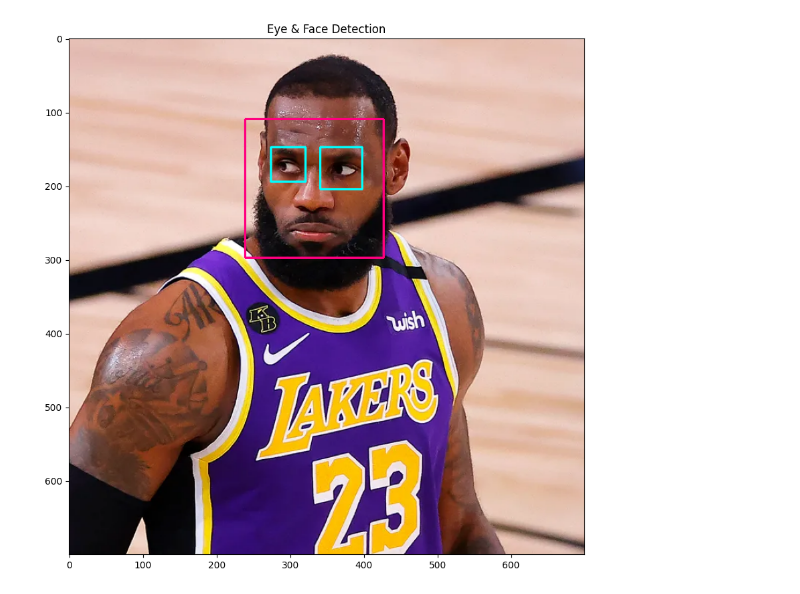
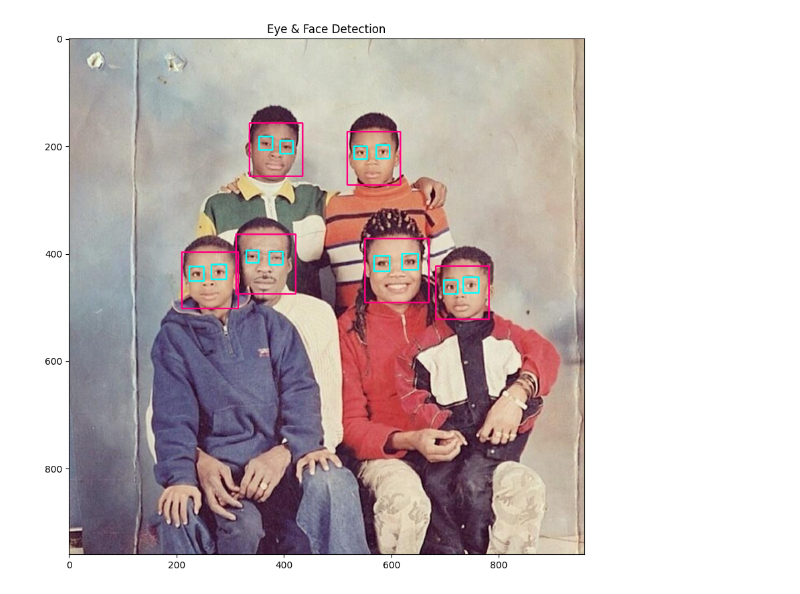
Before and after one commit to CornelioEmbedded/Lab-Sistemas-de-Vision-FIME, a Jupyter notebook: Lab/practica_8.ipynb, the cells around one changed output. Saved outputs shown, nothing was run; the diff lists cells and outputs as text; code cells hidden in the pictures.

```diff
--- a/Lab/practica_8.ipynb
+++ b/Lab/practica_8.ipynb
@@ -16,7 +16,7 @@ def imshow(title = "Image", image = None, size = 10):
 face_classifier = cv2.CascadeClassifier('haarcascade_frontalface_default.xml')
 
 # Cargamos nuestra imagen y la convertimos a escala de grises
-image = cv2.imread('fotos/lebron_3.jpg')
+image = cv2.imread('fotos/familia_2.jpg')
 imshow('Imagen Original', image)
 gray = cv2.cvtColor(image, cv2.COLOR_BGR2GRAY)
 
@@ -40,27 +40,27 @@ imshow('Face Detection', image)
 # %%
 import numpy as np
 import cv2
 
 face_classifier = cv2.CascadeClassifier('haarcascade_frontalface_default.xml')
 eye_classifier = cv2.CascadeClassifier('haarcascade_eye.xml')
 
-img = cv2.imread('fotos/lebron_3.jpg')
+img = cv2.imread('fotos/familia_4.jpg')
 gray = cv2.cvtColor(img, cv2.COLOR_BGR2GRAY)
 
 faces = face_classifier.detectMultiScale(gray, 1.3, 5)
 
 # When no faces detected, face_classifier returns and empty tuple
 if faces == ():
     print("No Face Found")
 
 for (x,y,w,h) in faces:
     cv2.rectangle(img,(x,y),(x+w,y+h),(127,0,255),2)
     roi_gray = gray[y:y+h, x:x+w]
     roi_color = img[y:y+h, x:x+w]
-    eyes = eye_classifier.detectMultiScale(roi_gray, 1.3, 5)
+    eyes = eye_classifier.detectMultiScale(roi_gray, 1.15, 4)
     for (ex,ey,ew,eh) in eyes:
         cv2.rectangle(roi_color,(ex,ey),(ex+ew,ey+eh),(255,255,0),2)
 
 imshow('Eye & Face Detection',img)
 # %% [output]
-[figure, old version]
+[figure, new version]
```
Also changed, not shown: parts of 1 cell of this notebook, 4 other files.
